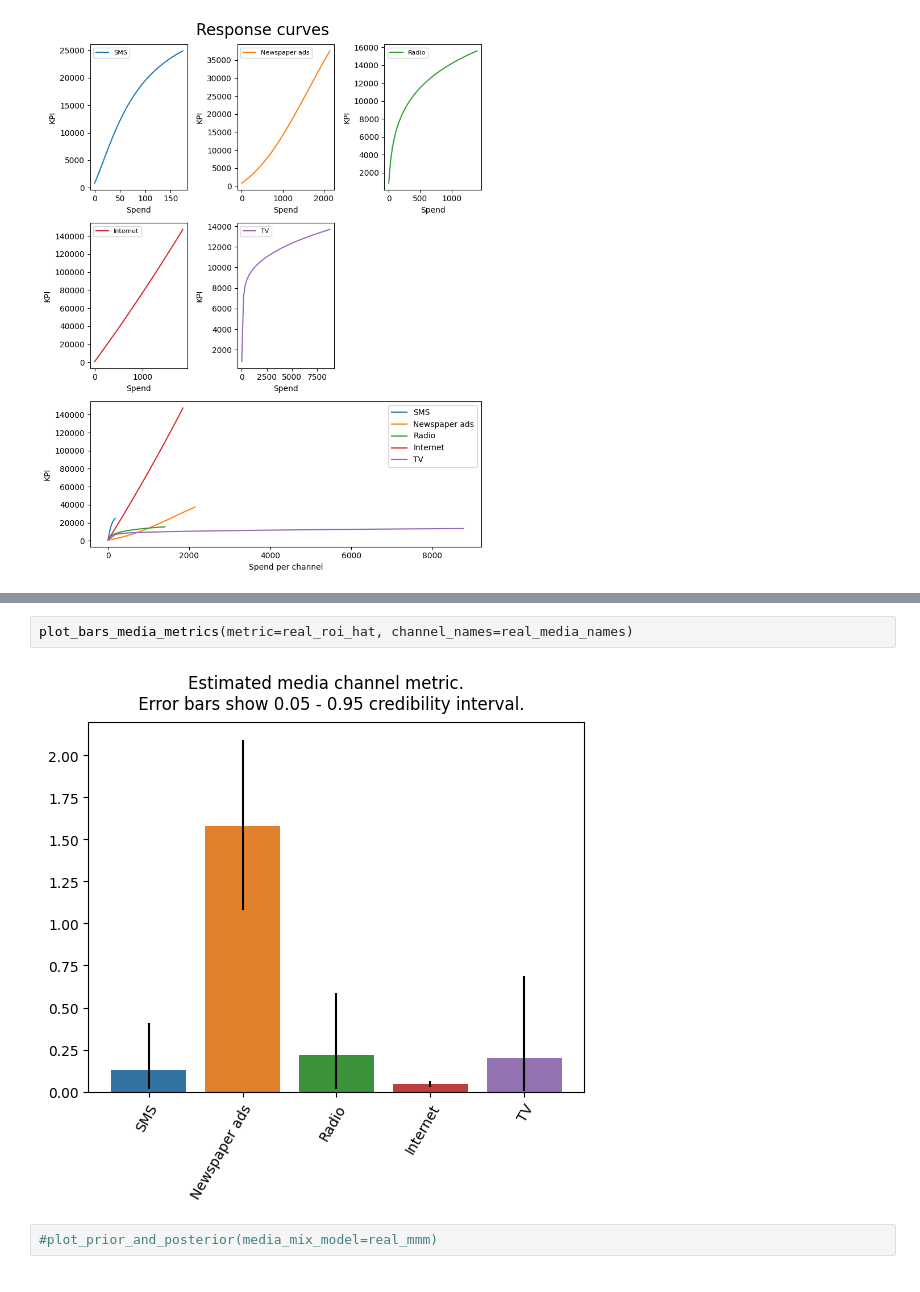
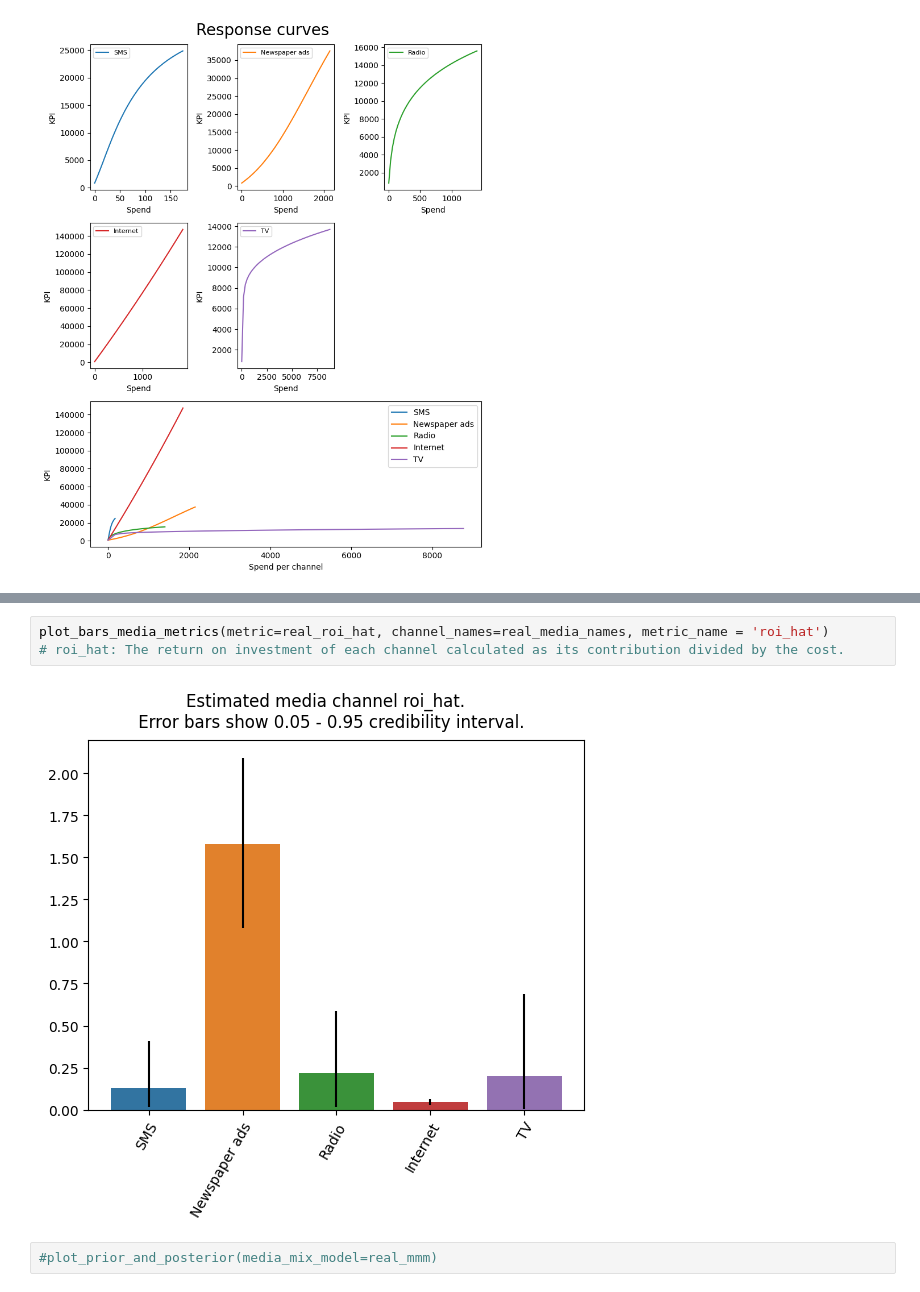
Before and after one commit to nikita-ds/lectures_and_seminars, a Jupyter notebook: ml_in_business/seminars/Seminar_7_MMM.ipynb, the cells around one changed output, grey strips where cells are left out. Saved outputs shown, nothing was run; the diff lists cells and outputs as text.

```diff
--- a/ml_in_business/seminars/Seminar_7_MMM.ipynb
+++ b/ml_in_business/seminars/Seminar_7_MMM.ipynb
@@ -445,7 +446,8 @@ plot_bars_media_metrics(metric=real_media_effect_hat, channel_names=real_media_n
-# %%
-plot_bars_media_metrics(metric=real_roi_hat, channel_names=real_media_names)
-# %% [output]
-[figure, removed]
+# %%
+plot_bars_media_metrics(metric=real_roi_hat, channel_names=real_media_names, metric_name = 'roi_hat')
+# roi_hat: The return on investment of each channel calculated as its contribution divided by the cost.
+# %% [output]
+[figure, added]
 # %%
 #plot_prior_and_posterior(media_mix_model=real_mmm)
 # %% [markdown]
```
Also changed, not shown: parts of 1 cell of this notebook.
